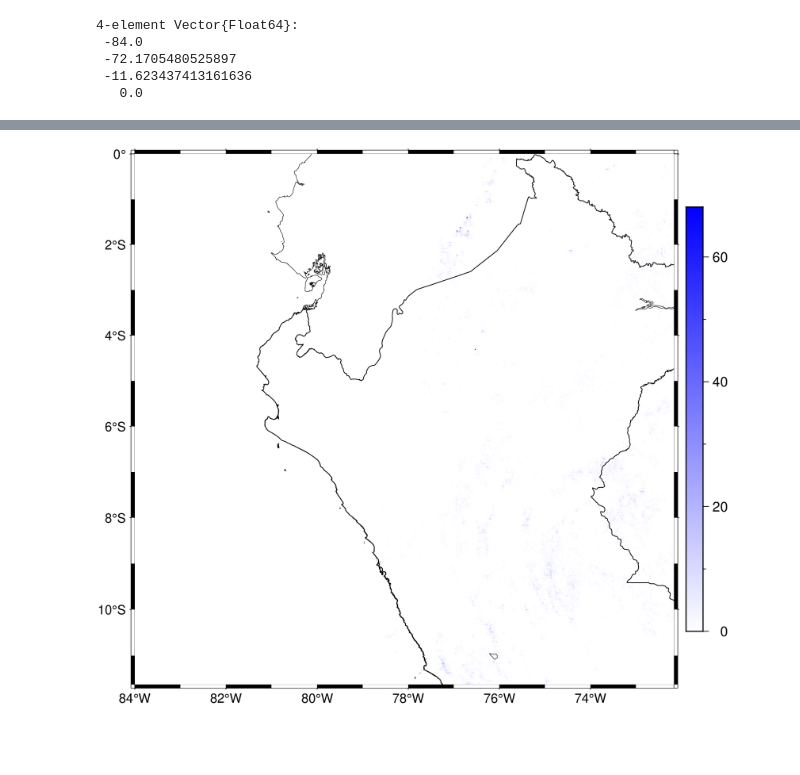
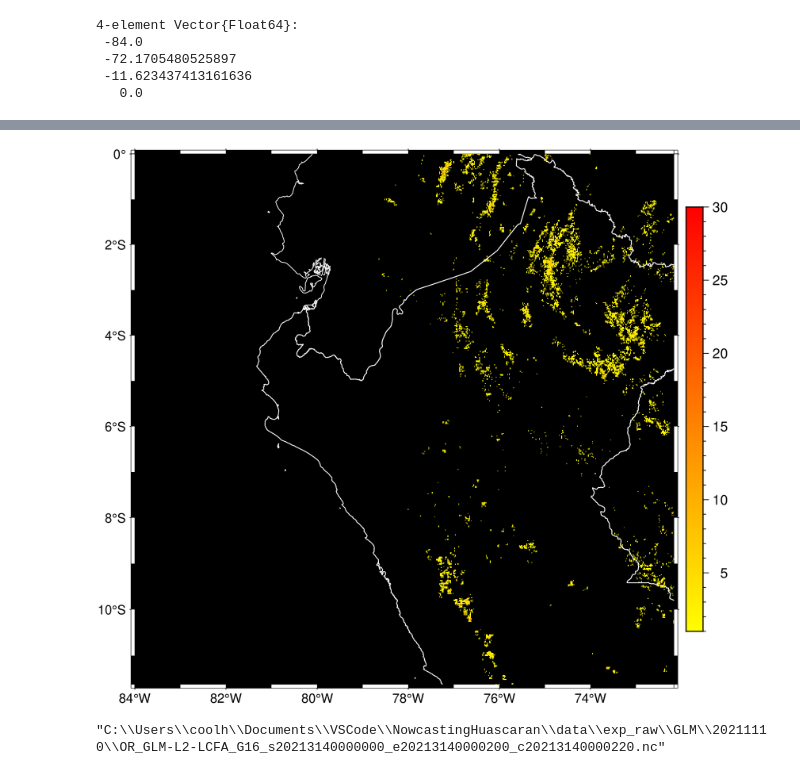
Before and after one commit to MarcoVela/NowcastingHuascaran, a Jupyter notebook: notebooks/GridPlot.ipynb, the cells around one changed output, grey strips where cells are left out. Cells and saved outputs as stored; diff of their text form; code cells hidden in the pictures; blank space fills up the shorter version.

Commit message:
fixed grid vertical alignment
Vertical alignment is now correctly set, example is included in the notebook

```diff
--- a/notebooks/GridPlot.ipynb
+++ b/notebooks/GridPlot.ipynb
@@ -137,6 +134,6 @@ flash_coords = [
  UTM(1.634930010315429e6, 8.238493607443494e6, 0.0)
 # %%
 n = 650
-grid = GeoGrid(topleftcorner, 2, zeros(Int64, n, n))
-accumulate!(grid, flash_coords)
+grid = GeoGrid(topleftcorner, 2, zeros(n, n))
+@time accumulate!(grid, flash_coords)
 # %% [output]
@@ -162,10 +188,12 @@ lonini, lonfin, latini, latfin = region
 # %%
-C = (;DCW=:PE, region=region, W=.25)
-topo = makecpt(color=(:white, :blue), range=(0,70,4), continuous=false)
+C = (;DCW=((country=:PE,pen=(0.5,:white)), (continent=:SA, pen=(.5, :white))), region=region)
+topo = makecpt(color=(:yellow, :red), range=(1, 30), continuous=false)
 G2 = mat2grid(grid.grid, x=collect(range(lonini, lonfin, n)), y=collect(range(latini, latfin, n)))
-G2 = G2 .+ 0.0
-replace!(G2, 0 => NaN)
 basemap(R=region, proj=:guess)
 grdimage!(G2; color=topo, colorbar=true, coast=C, show=true)
 # %% [output]
-[figure, old version]
+[figure, new version]
+# %%
+joinpath(save_dir, ncfile)
+# %% [output]
+"C:\\Users\\coolh\\Documents\\VSCode\\NowcastingHuascaran\\data\\exp_raw\\GLM\\20211110\\OR_GLM-L2-LCFA_G16_s20213140000000_e20213140000200_c20213140000220.nc"
```
Also changed, not shown: parts of 6 cells of this notebook, 1 other file.
